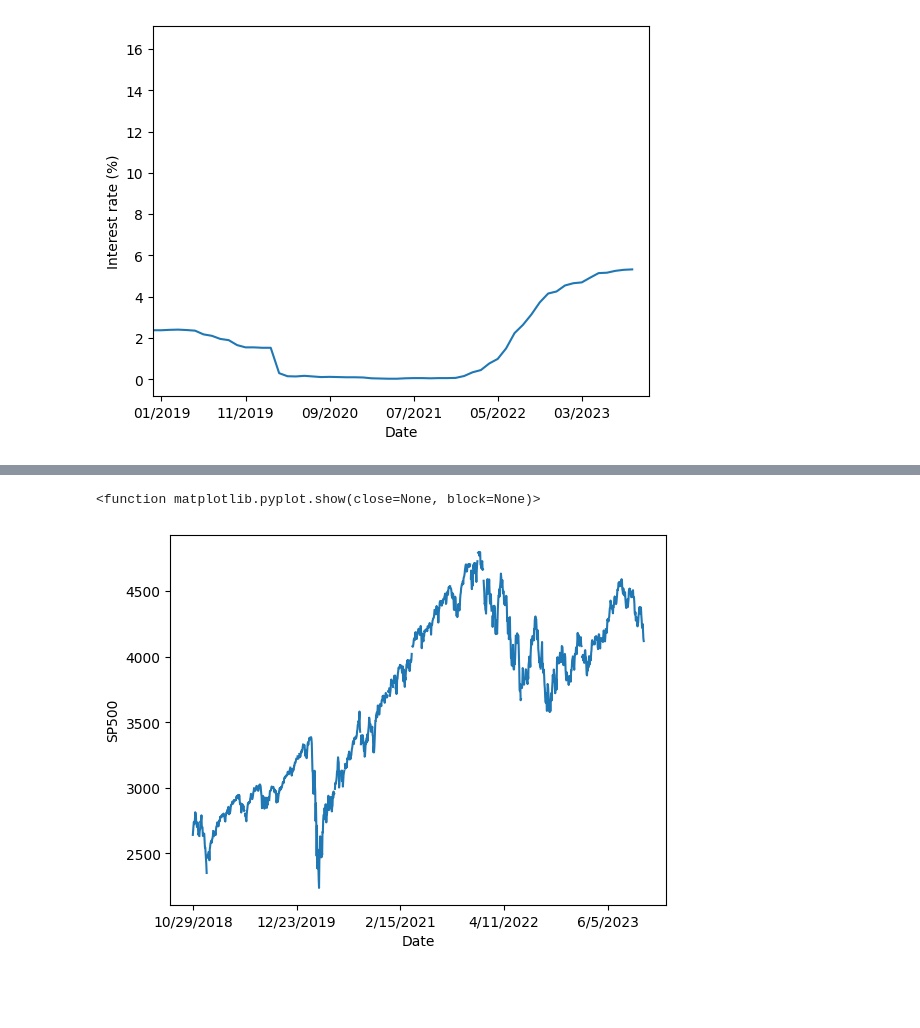
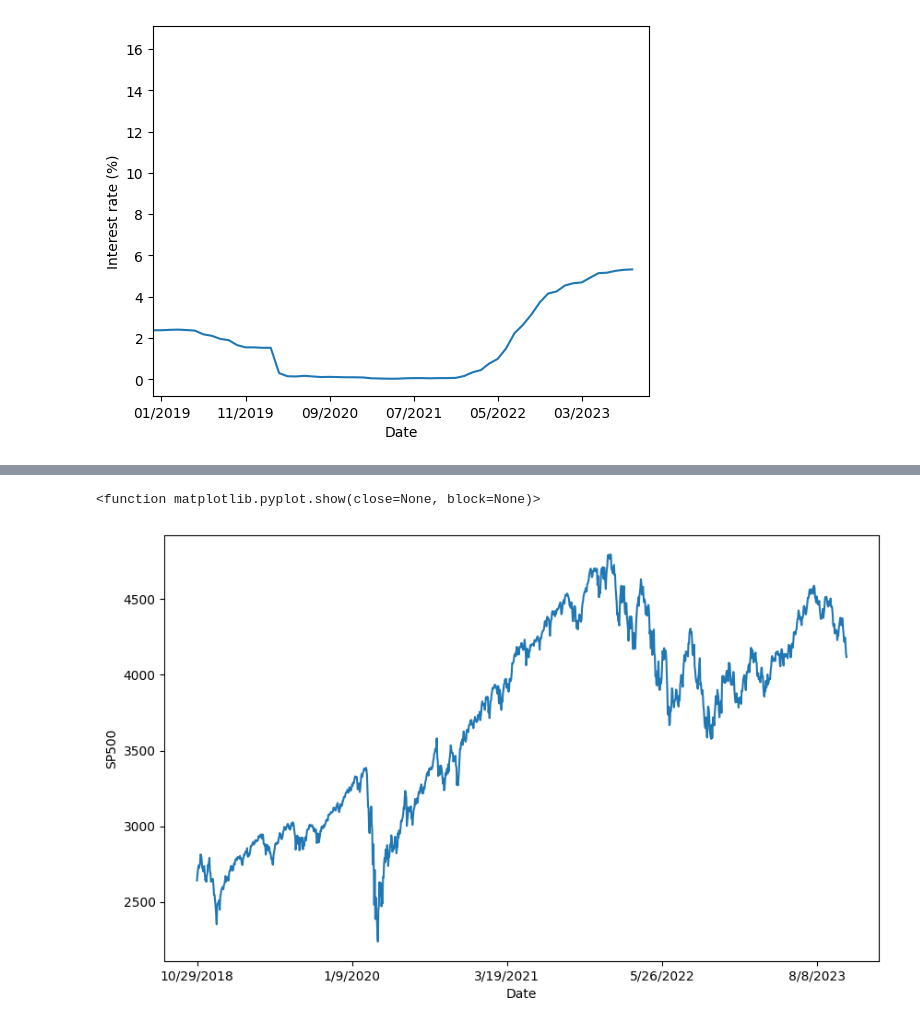
Before and after one commit to j-will64/project-1-, a Jupyter notebook: mytry.ipynb, the cells around one changed output, grey strips where cells are left out. Saved outputs shown, nothing was run; the diff lists cells and outputs as text; code cells hidden in the pictures; blank space fills up the shorter version.

Commit message:
fixed graph

```diff
--- a/mytry.ipynb
+++ b/mytry.ipynb
@@ -27,6 +18,3 @@ complete_df.head()
-# %%
-# Drop rows with NaN (empty) values in the 'SP500' column
-s_p_500_df.dropna(subset=['SP500'], inplace=True)
 # %%
 tbill_int_rate_df["month"] = pd.to_datetime(tbill_int_rate_df["DATE"])
 tbill_int_rate_df["month"] = tbill_int_rate_df["month"].dt.to_period("M")
@@ -79,11 +49,6 @@ plt.show
 s_p_500_df["month"] = pd.to_datetime(s_p_500_df["DATE"])
 # %%
 # Drop rows with NaN (empty) values in the 'SP500' column
-s_p_500_df.dropna(subset=['SP500'], inplace=True)
-
 s_p_500_df["SP500"] = pd.to_numeric(s_p_500_df["SP500"], errors="coerce")
 s_p_500_df["number"] = s_p_500_df["SP500"].astype(float)
-
-s_p_500_df.to_csv("data/number.csv")
-
-s_p_500_df.head()
+s_p_500_df = s_p_500_df[~s_p_500_df['SP500'].isna()]
@@ -125,12 +65,13 @@ print(monthly_avg)
 # %%
 x = s_p_500_df["DATE"]
 y = s_p_500_df["SP500"]
 
+plt.figure(figsize=(10, 6))
 plt.xticks(np.arange(0, len(x)+1, 300))
 plt.xlabel("Date")
 plt.ylabel("SP500")
 plt.plot(x,y)
 plt.show
 # %% [output]
 <function matplotlib.pyplot.show(close=None, block=None)>
-[figure, old version]
+[figure, new version]
```
Also changed, not shown: parts of 4 cells of this notebook.
